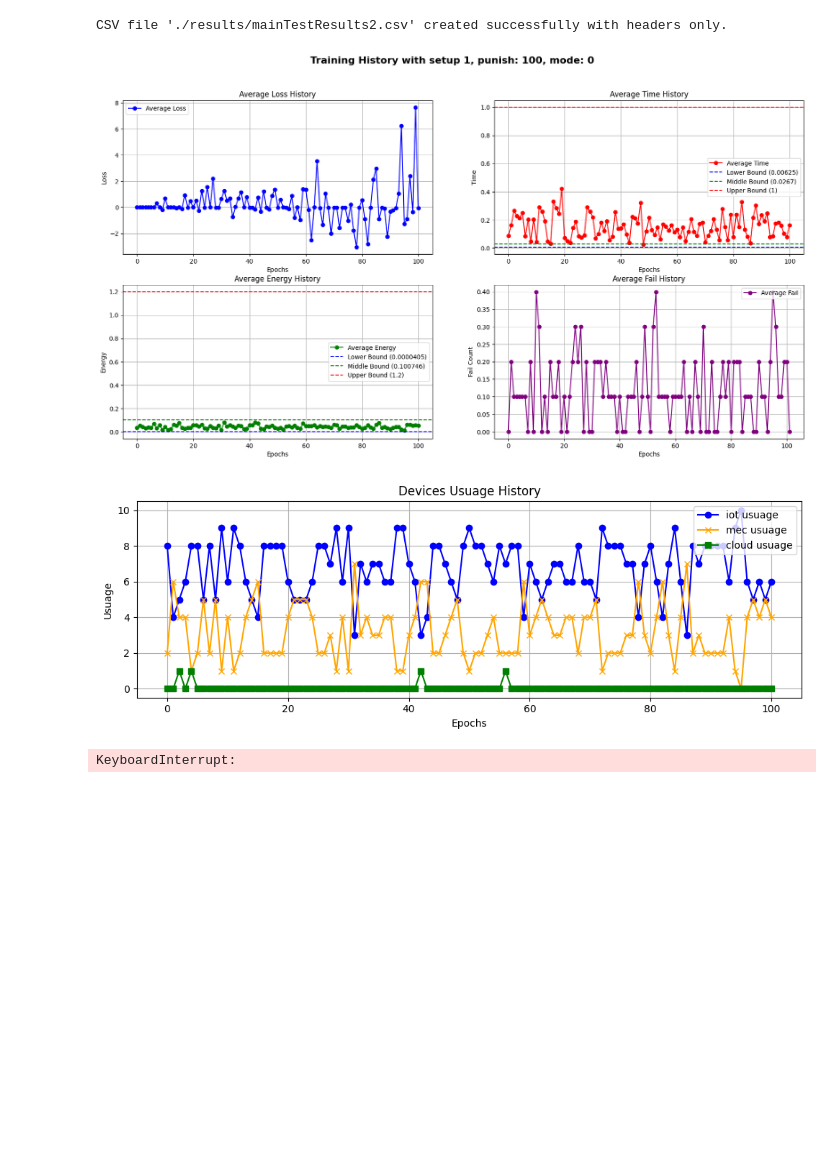
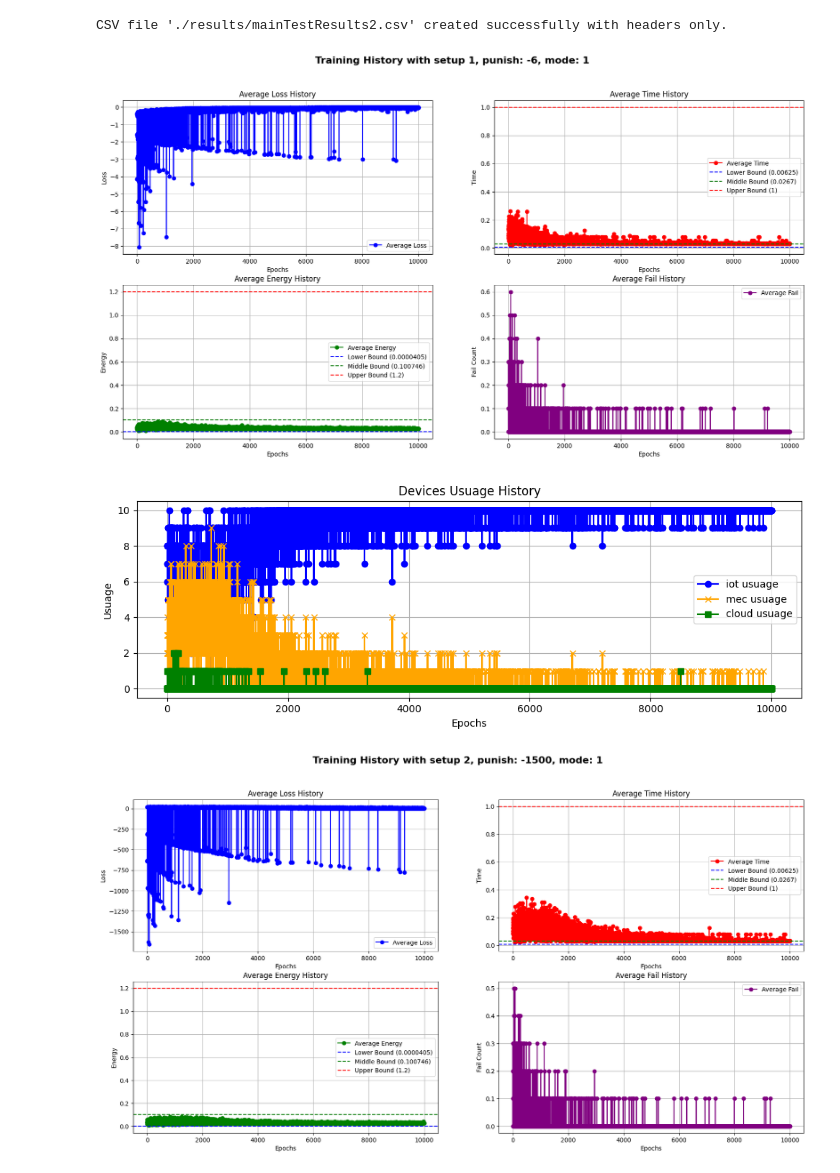
Before and after one commit to seyedAliHamedi/DTRL, a Jupyter notebook: main.ipynb, the cells around one changed output. Drawn from its saved outputs; the diff is of its cells as text; code cells hidden in the pictures; blank space fills up the shorter version.

```diff
--- a/main.ipynb
+++ b/main.ipynb
@@ -18,7 +18,7 @@ import os
 ## Step 2: Define the environment:
 # %%
 devices_path = "./resources/devices.csv"
-tasks_path = "./resources/tasks.csv"
+tasks_path = "./resources/mini_tasks.csv"
 dataFile = "./results/mainTestResults2.csv"
 # %% [markdown]
 #### ALL THE DEVICES
@@ -73,15 +73,15 @@ class DDT(nn.Module):
             self.left = DDT(num_input, num_output, depth + 1, max_depth)
             self.right = DDT(num_input, num_output, depth + 1, max_depth)
 
-    def forward(self, x):
+    def forward(self, x, path=""):
         if self.depth == self.max_depth:
+            # print(path)
             return self.prob_dist
-        val = torch.sigmoid(self.alpha * (torch.matmul(x, self.weights.t()) + self.bias))
+        val = torch.sigmoid(self.alpha * (torch.matmul(x, self.weights) + self.bias))
         if val >= 0.5:
-            return val * self.right(x)
+            return val * self.right(x, path + "R")
         else:
-
-            return (1 - val) * self.left(x)
+            return (1 - val) * self.left(x, path + "L")
 # %% [markdown]
 ## Step 5: RL
 # %%
@@ -167,7 +167,7 @@ def checkIfSuitable(state, device):
         taskFail = 1
     return taskFail,safeFail
 # %%
-def plot_histories(rSetup, punish, learning_mode, lossHistory, avg_time_history, avg_energy_history, avg_fail_history,iot_usuage,mec_usuage,cc_usuage):
+def plot_histories(rSetup, punish, learning_mode, lossHistory, avg_time_history, avg_energy_history, avg_fail_history,iot_usage,mec_usage,cc_usage):
     fig, axs = plt.subplots(2, 2, figsize=(20, 10))  # Create a grid of 2x2 for plots
 
     # Set a comprehensive title for the figure with dynamic parameters
@@ -228,12 +228,12 @@ def plot_histories(rSetup, punish, learning_mode, lossHistory, avg_time_history,
 
 
     plt.figure(figsize=(10, 4))
-    plt.plot(iot_usuage, label='iot usuage', color='blue', marker='o')
-    plt.plot(mec_usuage, label='mec usuage', color='orange', marker='x')
-    plt.plot(cc_usuage, label='cloud usuage', color='green', marker='s')
-    plt.title('Devices Usuage History')
+    plt.plot(iot_usage, label='iot usage', color='blue', marker='o')
+    plt.plot(mec_usage, label='mec usage', color='orange', marker='x')
+    plt.plot(cc_usage, label='cloud usage', color='green', marker='s')
+    plt.title('Devices Usage History')
     plt.xlabel('Epochs')
-    plt.ylabel('Usuage')
+    plt.ylabel('Usage')
     plt.legend()
     plt.grid(True)
 
@@ -247,7 +247,7 @@ def getSetup(e, t, setup, alpha=1, beta=1):
         case 1:
             return  -1 * (alpha * e + beta * t)
         case 2:
-            return  -1 / (alpha * e + beta * t)
+            return  1 / (alpha * e + beta * t)
         case 3:
             return  -np.exp(alpha * e) - np.exp(beta * t)
         case 4:
@@ -255,7 +255,7 @@ def getSetup(e, t, setup, alpha=1, beta=1):
         case 5:
             return  np.exp(-1 * (alpha * e + beta * t))
         case 6:
-            return  np.log(alpha * e + beta * t)
+            return  -np.log(alpha * e + beta * t)
         case 7:
             return  -((alpha * e + beta * t) ** 2)
 # %%
@@ -491,25 +502,28 @@ CSV file './results/mainTestResults2.csv' created successfully with headers only
 # %%
 
 def train_test(n):
-    rpSetup_list = {1: [100], 2: [1000], 3: [200], 4: [150], 5: [100], 6: [200], 7: [20] }
-    learning_modes = [0, 1, 2]
+
+    rpSetup_list = {1: [-6], 2: [-1500], 3: [-200], 4: [-100], 5: [-100], 6: [-300], 7: [-1] }
+    # rpSetup_list = {1: [0], 2: [0], 3: [0], 4: [0], 5: [0], 6: [0], 7: [0] }
+
+    learning_modes = [1]
     for i in range(n):
         for reward, punishments in rpSetup_list.items():
             for punish, mode in itertools.product(punishments, learning_modes):
                 taskList, tasks_copy = read_tasks()
                 env = Environment()
                 env.learning_mode = mode
                 env.rewardSetup = reward
                 env.punish = punish
                 env.taskList = taskList
                 env.tasks_copy = tasks_copy
 
                 tree = env.agent
                 env.train(10001, 10)
 
 train_test(1)
 # print("completed")
 # %% [output]
-[figure, old version]
+[figure, new version]
-[figure, old version]
+[figure, new version]
-KeyboardInterrupt:
+[figure, added]
```
Also changed, not shown: parts of 5 cells of this notebook, 13 other files.
